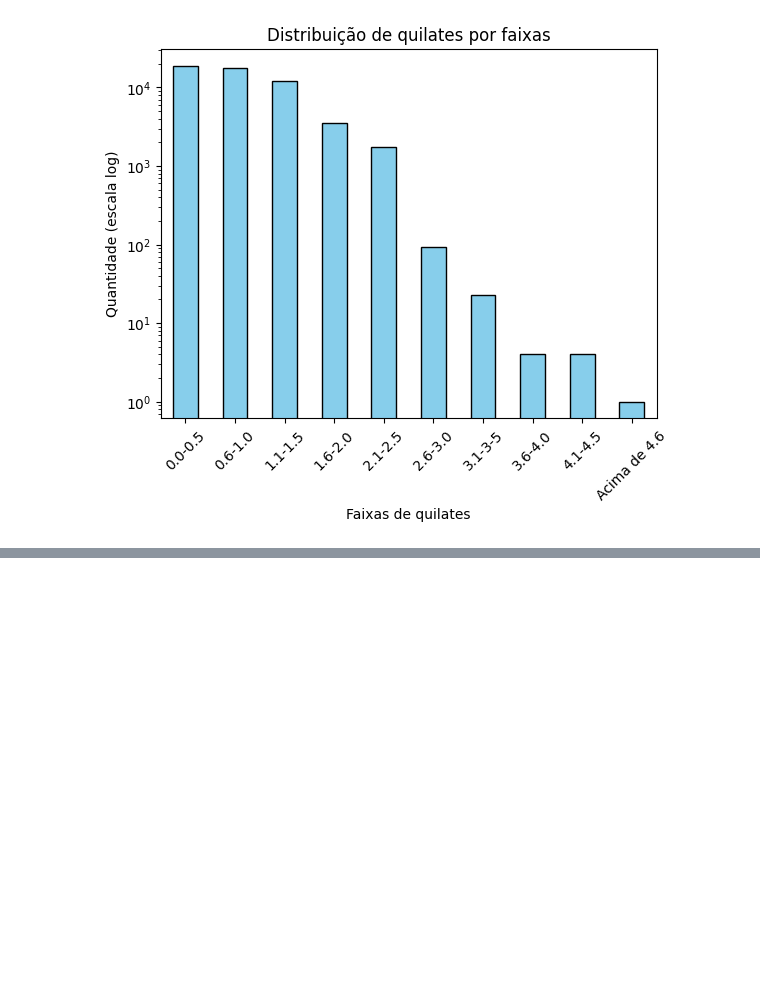
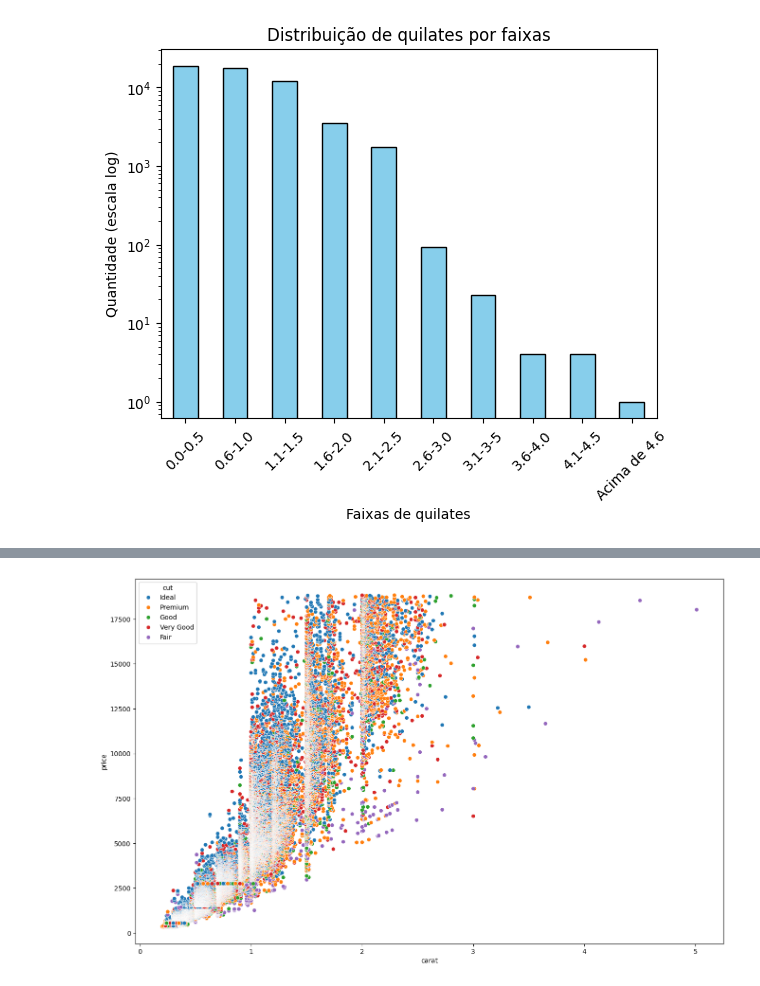
Before and after one commit to Turma1174/projetoML2, a Jupyter notebook: projeto.ipynb, the cells around one changed output, grey strips where cells are left out. Drawn from its saved outputs; the diff is of its cells as text; code cells hidden in the pictures; blank space fills up the shorter version.

Commit message:
scatterplot

```diff
--- a/projeto.ipynb
+++ b/projeto.ipynb
@@ -92,0 +93,6 @@ df[df['carat'] > 3.5]
+# %%
+plt.figure(figsize=(16,10))
+sns.scatterplot(df, x='carat', y='price', hue='cut')
+plt.show()
+# %% [output]
+[figure, added]
```
Also changed, not shown: parts of 1 cell of this notebook.
